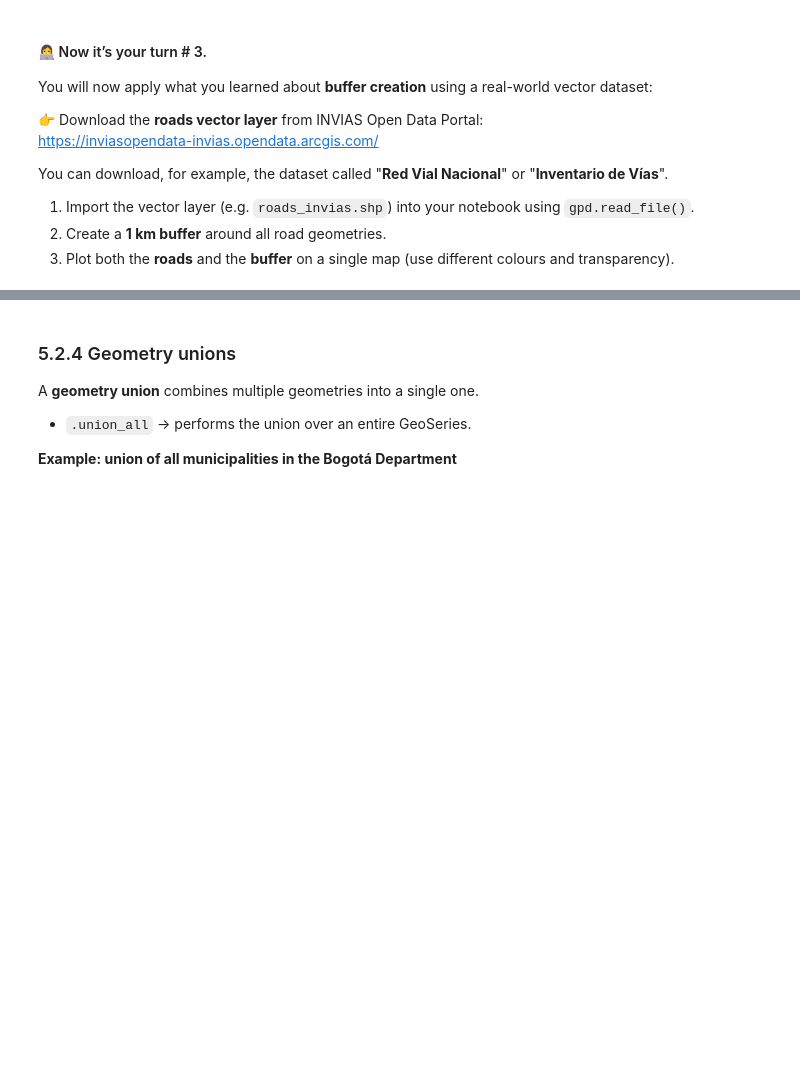
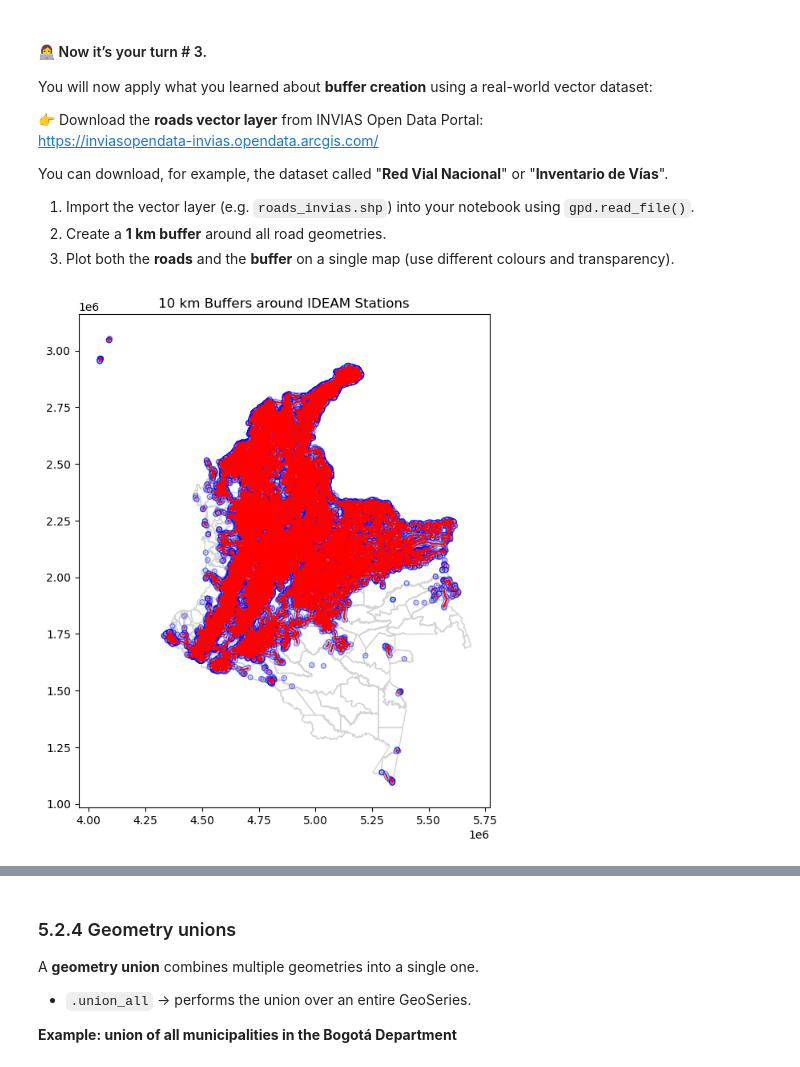
Before and after one commit to Maperezla/workshop6, a Jupyter notebook: Workshop6_v2_SpatialOpertaions_Vector_Data.ipynb, the cells around one changed output, grey strips where cells are left out. Cells and saved outputs as stored; diff of their text form; code cells hidden in the pictures; blank space fills up the shorter version.

```diff
--- a/Workshop6_v2_SpatialOpertaions_Vector_Data.ipynb
+++ b/Workshop6_v2_SpatialOpertaions_Vector_Data.ipynb
@@ -777,3 +816,20 @@ You can download, for example, the dataset called "**Red Vial Nacional**" or "**
 1. Import the vector layer (e.g. `roads_invias.shp`) into your notebook using `gpd.read_file()`.
 3. Create a **1 km buffer** around all road geometries.
 4. Plot both the **roads** and the **buffer** on a single map (use different colours and transparency).
+# %%
+SHAPE_VIAS = root_folder+r"/vias_colombia_V2.shp"
+
+gdf_vias = gpd.read_file(SHAPE_VIAS).to_crs(epsg=9377)
+
+# Create a 10 km buffer around each station
+gdf_vias['buffer_10km'] = gdf_vias.geometry.buffer(10000)
+
+# Visualise one example station buffer
+ax = gdf_mun.plot(color='none', edgecolor='lightgrey', figsize=(8, 8))
+gpd.GeoSeries(gdf_vias['buffer_10km']).plot(ax=ax, facecolor='lightblue', edgecolor='blue', alpha=0.5)
+gdf_vias.plot(ax=ax, color='red', markersize=20)
+
+plt.title("10 km Buffers around IDEAM Stations")
+plt.show()
+# %% [output]
+[figure, added]
```
Also changed, not shown: parts of 9 cells of this notebook.
